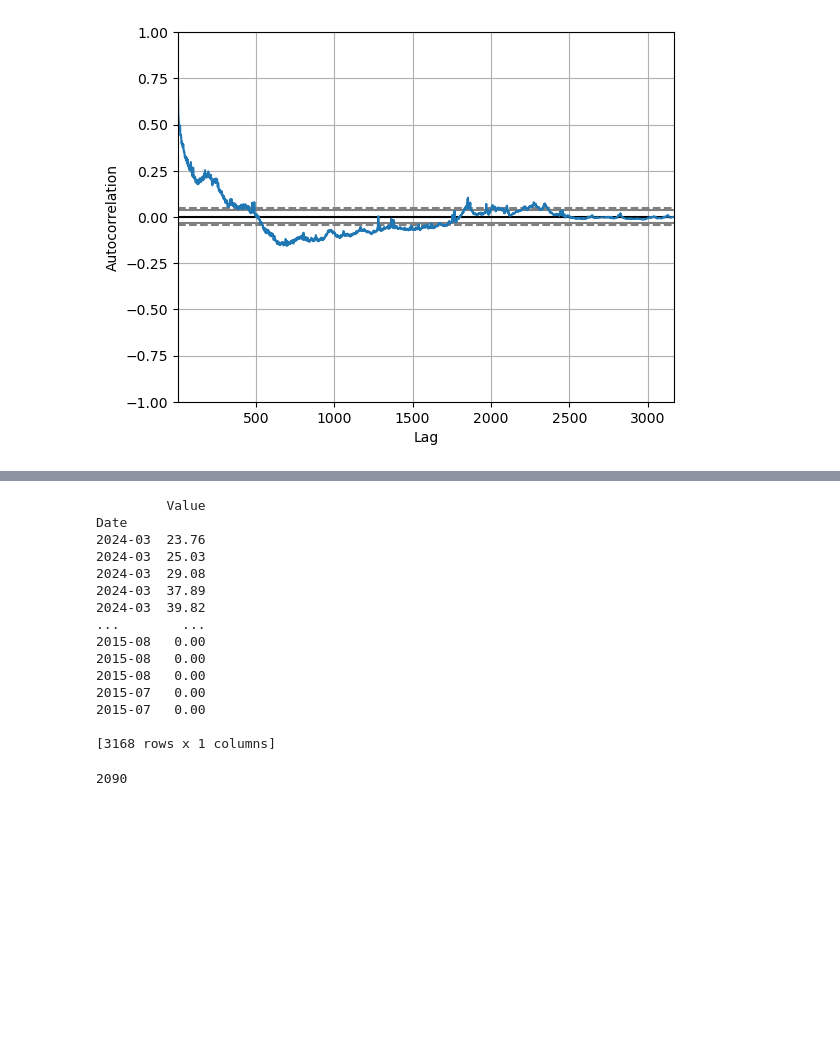
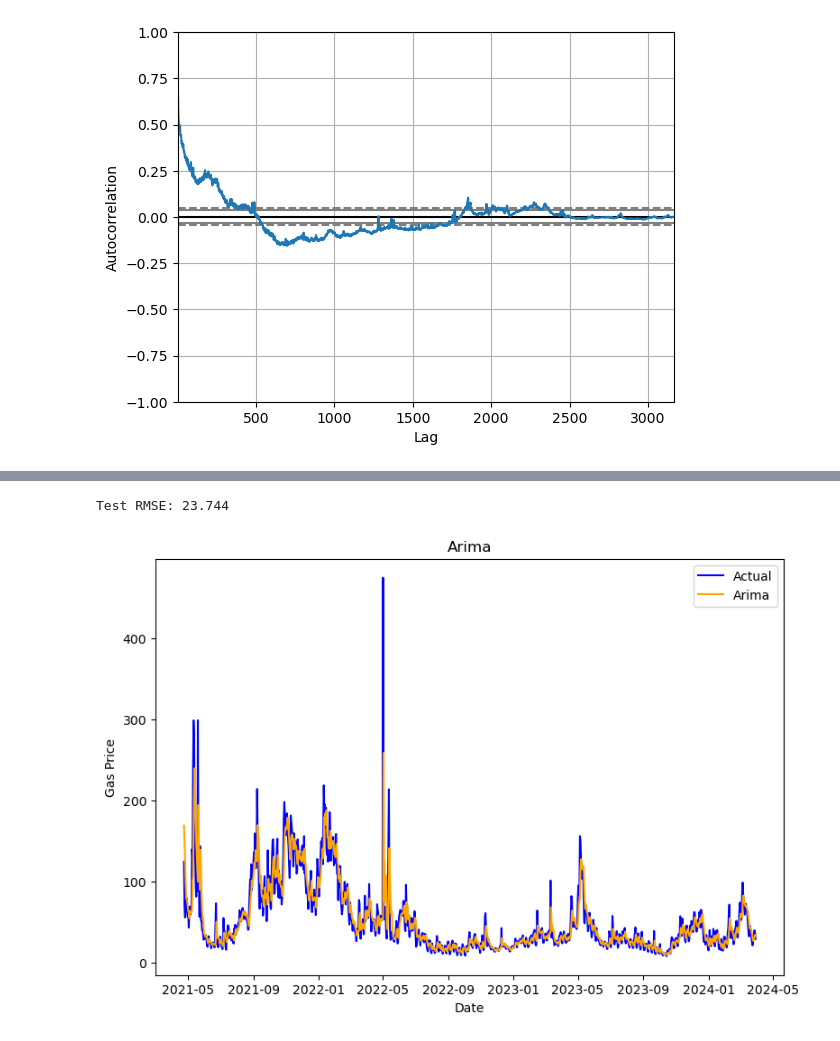
Before and after one commit to sydneypittignano/ECE473-Project, a Jupyter notebook: Arima.ipynb, the cells around one changed output, grey strips where cells are left out. Saved outputs shown, nothing was run; the diff lists cells and outputs as text; code cells hidden in the pictures; blank space fills up the shorter version.

```diff
--- a/Arima.ipynb
+++ b/Arima.ipynb
@@ -27,24 +22,3 @@ autocorrelation_plot(series)
 pyplot.show()
 # %% [output]
 [figure]
-# %%
-# fit an ARIMA model and plot residual errors
-from pandas import datetime
-from pandas import read_csv
-from pandas import DataFrame
-from statsmodels.tsa.arima.model import ARIMA
-from matplotlib import pyplot
-# fit model
-model = ARIMA(series, order=(100,1,0)) # we can see that there is a positive correlation for the first 100 lags
-model_fit = model.fit()
-# summary of fit model
-print(model_fit.summary())
-# line plot of residuals
-residuals = DataFrame(model_fit.resid)
-residuals.plot()
-pyplot.show()
-# density plot of residuals
-residuals.plot(kind='kde')
-pyplot.show()
-# summary stats of residuals
-print(residuals.describe())
@@ -116,22 +45,16 @@ Test RMSE: 46.038
-# %%
-print(series)
-# %% [output]
-         Value
-Date
-2024-03  23.76
-2024-03  25.03
-2024-03  29.08
-2024-03  37.89
-2024-03  39.82
-...        ...
-2015-08   0.00
-2015-08   0.00
-2015-08   0.00
-2015-07   0.00
-2015-07   0.00
-
-[3168 rows x 1 columns]
-# %%
-print(size)
-# %% [output]
-2090
+# %%
+from math import sqrt
+# evaluate forecasts
+rmse = sqrt(mean_squared_error(test, predictions))
+print('Test RMSE: %.3f' % rmse)
+pyplot.figure(figsize = (9,6))
+pyplot.plot(test.index, test.values, color='blue', label='Actual')
+pyplot.plot(test.index, predictions, color='orange', label='Arima')
+pyplot.xlabel("Date")
+pyplot.ylabel("Gas Price")
+pyplot.title("Arima")
+pyplot.legend()
+pyplot.show()
+# %% [output]
+Test RMSE: 23.744
+[figure, added]
```
Also changed, not shown: parts of 5 cells of this notebook, 12 other files.
